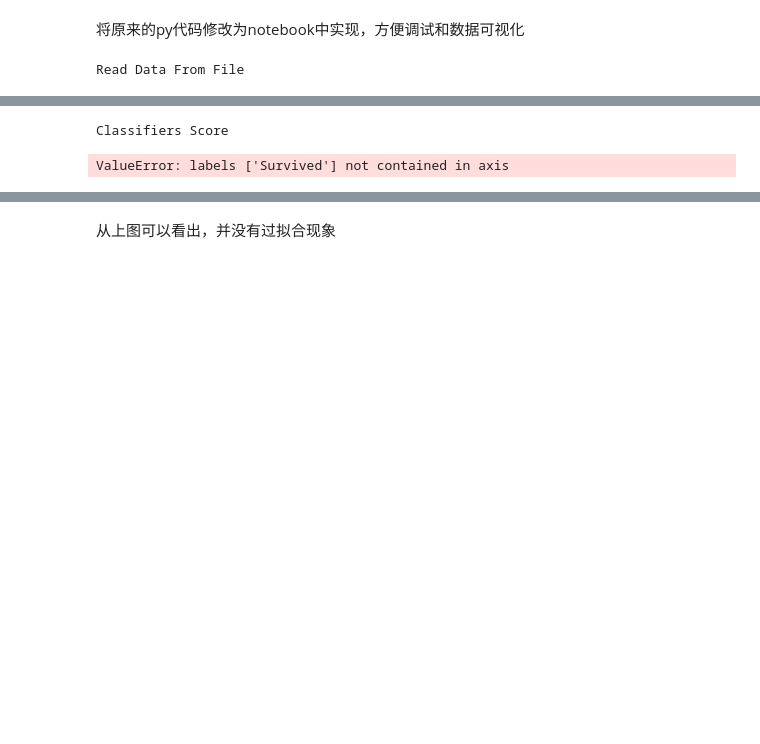
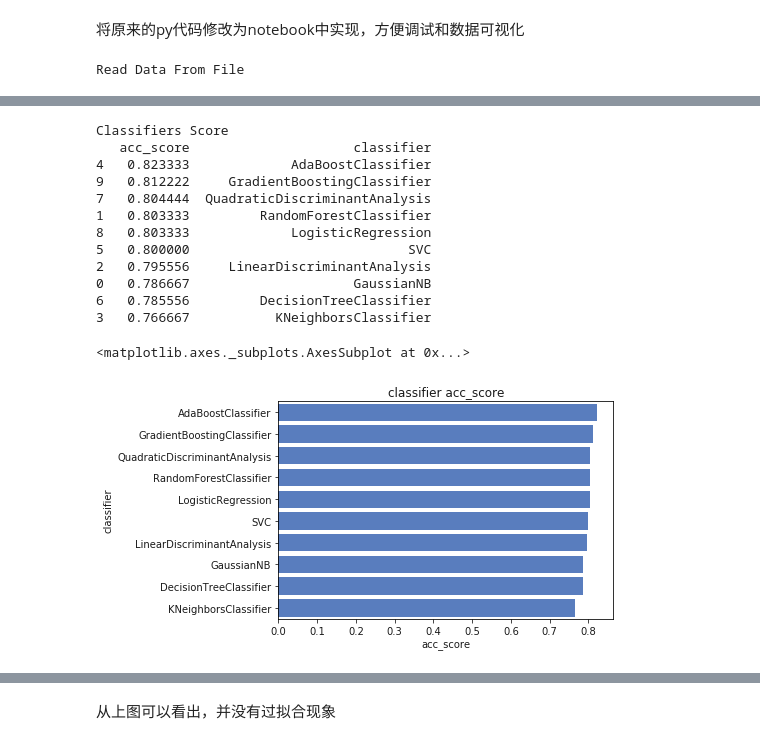
Before and after one commit to Jahvey/PYTHON_kaggle_titanic, a Jupyter notebook: my titanic.ipynb, the cells around one changed output, grey strips where cells are left out. Cells and saved outputs as stored; diff of their text form; code cells hidden in the pictures; blank space fills up the shorter version.

```diff
--- a/my titanic.ipynb
+++ b/my titanic.ipynb
@@ -684,33 +576,45 @@ Feature Relevance And Selection
 # %%
 print ('Classifiers Score')
 label='Survived'
 
 classifiers = [
     KNeighborsClassifier(3),
     SVC(probability=True),
     DecisionTreeClassifier(),
     RandomForestClassifier(),
     AdaBoostClassifier(),
     GradientBoostingClassifier(),
     GaussianNB(),
     LinearDiscriminantAnalysis(),
     QuadraticDiscriminantAnalysis(),
     LogisticRegression()]
 y_train = data_train[label].values
-x_train=data_train.drop(label).values
-x_test = data_test.drop(label).values
+x_train=data_train.drop(label,axis=1).values
+x_test = data_test.drop(label,axis=1).values
 
 acc_dict=AlgoAssemTools.eval_clfs_accuracy_score(classifiers,x_train,y_train,10)
 log_df=pd.DataFrame({'classifier':acc_dict.keys(),'acc_score':acc_dict.values()})
 log_df=log_df.sort_values(['acc_score'],ascending=False)
 print log_df
 plt.xlabel('acc_score')
 plt.title('classifier acc_score')
 sns.set_color_codes("muted")
 sns.barplot(x='acc_score', y='classifier', data=log_df, color="b")
 # %% [output]
 Classifiers Score
+   acc_score                     classifier
+4   0.823333             AdaBoostClassifier
+9   0.812222     GradientBoostingClassifier
+7   0.804444  QuadraticDiscriminantAnalysis
+1   0.803333         RandomForestClassifier
+8   0.803333             LogisticRegression
+5   0.800000                            SVC
+2   0.795556     LinearDiscriminantAnalysis
+0   0.786667                     GaussianNB
+6   0.785556         DecisionTreeClassifier
+3   0.766667           KNeighborsClassifier
-ValueError: labels ['Survived'] not contained in axis
+<matplotlib.axes._subplots.AxesSubplot at 0x...>
+[figure, added]
 # %%
 print ('Choose Best Classifier And Predict')
 
```
Also changed, not shown: parts of 12 cells of this notebook.
